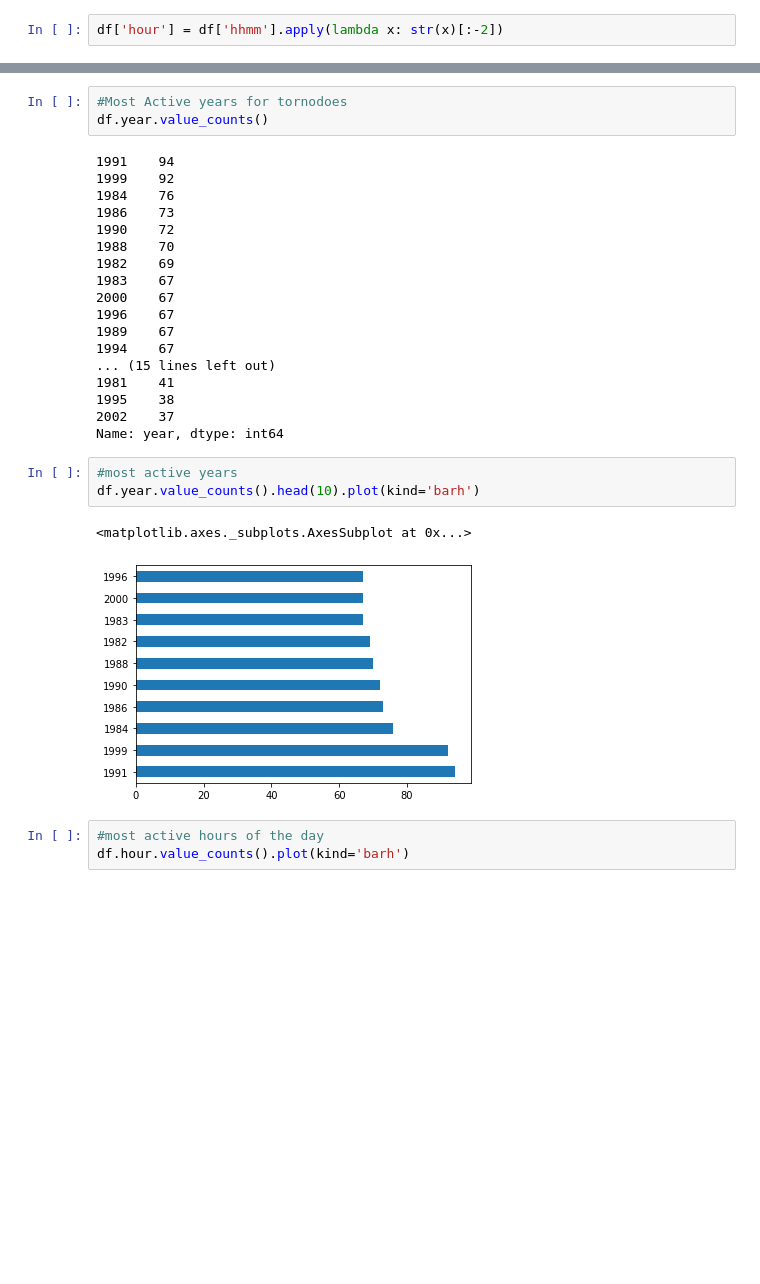
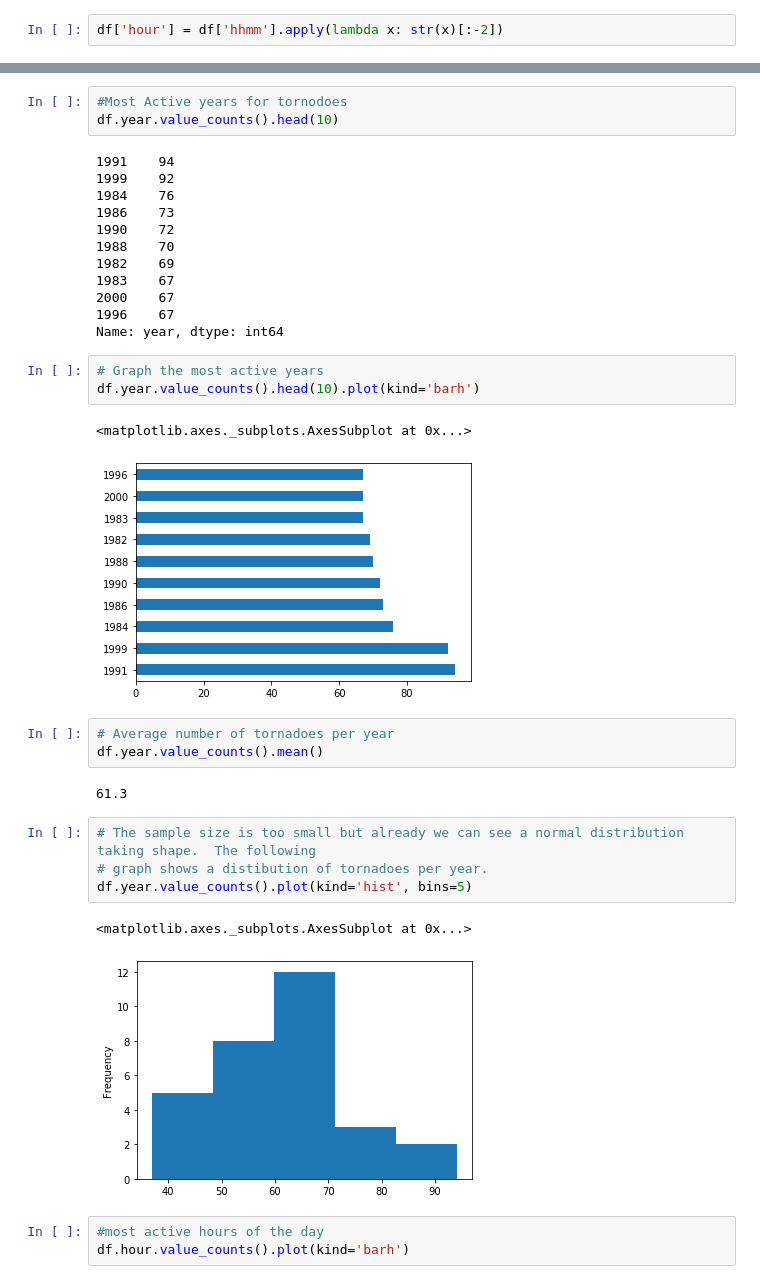
Before and after one commit to alaudet/data-analysis, a Jupyter notebook: tornadoes/Tornadoes-1980-2009.ipynb, the cells around one changed output, grey strips where cells are left out. Cells and saved outputs as stored; diff of their text form; blank space fills up the shorter version.

```diff
--- a/tornadoes/Tornadoes-1980-2009.ipynb
+++ b/tornadoes/Tornadoes-1980-2009.ipynb
@@ -233,7 +200,7 @@ hour                   object
 dtype: object
 # %%
 #Most Active years for tornodoes
-df.year.value_counts()
+df.year.value_counts().head(10)
 # %% [output]
 1991    94
 1999    92
@@ -245,19 +212,25 @@ df.year.value_counts()
 1983    67
 2000    67
 1996    67
-1989    67
-1994    67
-... (15 lines left out)
-1981    41
-1995    38
-2002    37
 Name: year, dtype: int64
 # %%
-#most active years
+# Graph the most active years
 df.year.value_counts().head(10).plot(kind='barh')
 # %% [output]
 <matplotlib.axes._subplots.AxesSubplot at 0x...>
 [figure]
+# %%
+# Average number of tornadoes per year
+df.year.value_counts().mean()
+# %% [output]
+61.3
+# %%
+# The sample size is too small but already we can see a normal distribution taking shape.  The following
+# graph shows a distibution of tornadoes per year.
+df.year.value_counts().plot(kind='hist', bins=5)
+# %% [output]
+<matplotlib.axes._subplots.AxesSubplot at 0x...>
+[figure, added]
 # %%
 #most active hours of the day
 df.hour.value_counts().plot(kind='barh')
```
Also changed, not shown: parts of 56 cells of this notebook, 5 other files.
